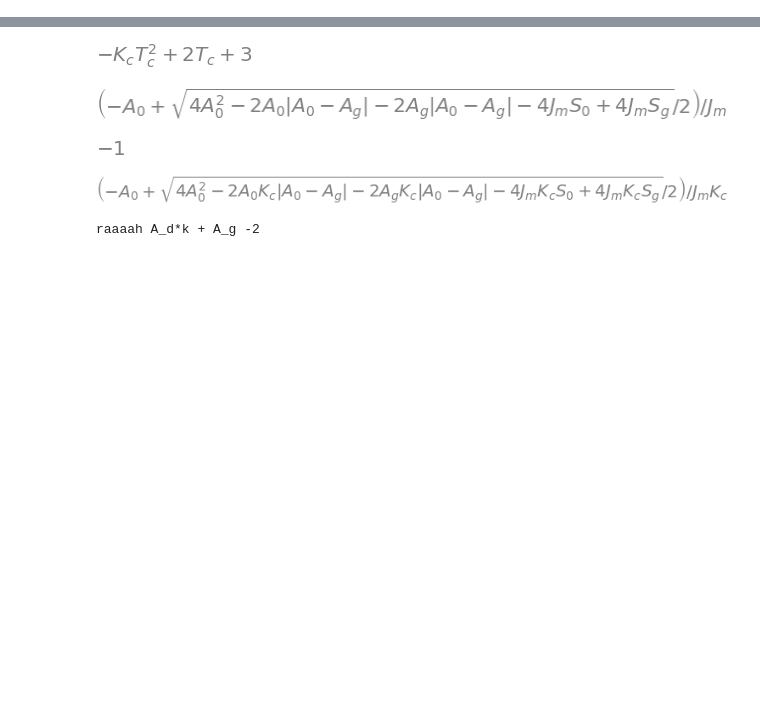
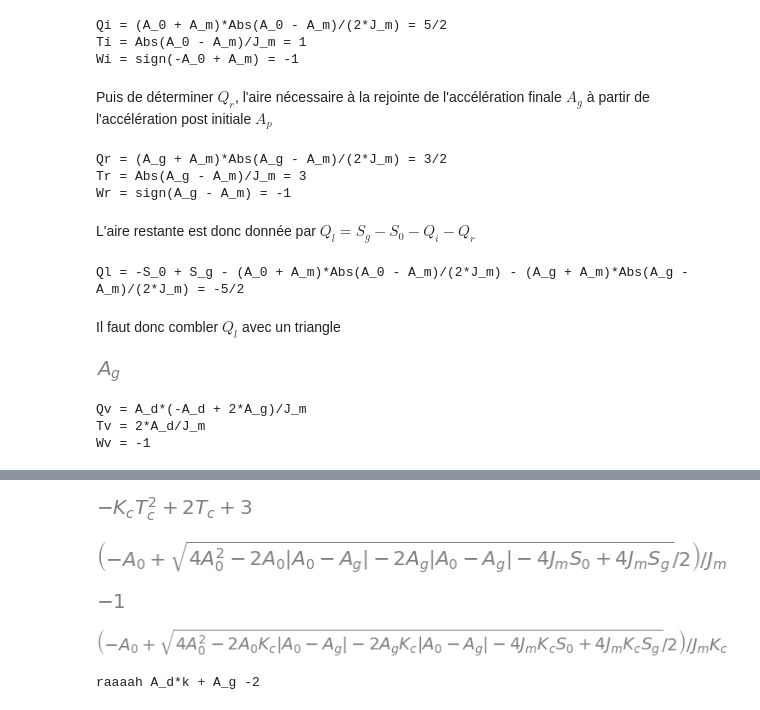
Before and after one commit to yota-code/goto.trajbang, a Jupyter notebook: notebook/third_attempt.ipynb, the cells around one changed output, grey strips where cells are left out. Cells and saved outputs as stored; diff of their text form; code cells hidden in the pictures; blank space fills up the shorter version.

```diff
--- a/notebook/third_attempt.ipynb
+++ b/notebook/third_attempt.ipynb
@@ -14,3 +27,3 @@ def get_Q(Af, At) :
 # %%
 val = {'J_m': 1, 'A_m': 2, 'A_0': -1, 'A_g': -2, 'S_0': 0, 'S_g': sympy.Rational(3, 2)}
-val = {'J_m': 1, 'A_m': 2, 'A_0': -1, 'A_g': -2, 'S_0': 0, 'S_g': sympy.Rational(3, 2)}
+val = {Jm: 1, Am: 2, A0: 3, S0: 0, Ag: -1, Sg: sympy.Rational(3, 2)}
@@ -28,0 +32,60 @@ Qc = Kc * Jm * Tc**2 / 2 + A0 * Tc
+# %%
+if A0.subs(val) > Am.subs(val) :
+    Qi, Ti, Wi = get_Q(A0, Am, Jm)
+    Ap = Am
+elif A0.subs(val) < -Am.subs(val) :
+    Qi, Ti, Wi = get_Q(A0, -Am, Jm)
+    Ap = -Am
+else :
+    Qi, Ti, Wi = 0, 0, 0
+    Ap = A0
+
+print(f"Qi = {Qi} = {Qi.subs(val)}")
+print(f"Ti = {Ti} = {Ti.subs(val)}")
+print(f"Wi = {Wi} = {Wi.subs(val)}")
+# %% [output]
+Qi = (A_0 + A_m)*Abs(A_0 - A_m)/(2*J_m) = 5/2
+Ti = Abs(A_0 - A_m)/J_m = 1
+Wi = sign(-A_0 + A_m) = -1
+# %% [markdown]
+Puis de déterminer $Q_r$, l'aire nécessaire à la rejointe de l'accélération finale $A_g$ à partir de l'accélération post initiale $A_p$
+# %%
+Qr, Tr, Wr = get_Q(Ap, Ag, Jm)
+
+print(f"Qr = {Qr} = {Qr.subs(val)}")
+print(f"Tr = {Tr} = {Tr.subs(val)}")
+print(f"Wr = {Wr} = {Wr.subs(val)}")
+# %% [output]
+Qr = (A_g + A_m)*Abs(A_g - A_m)/(2*J_m) = 3/2
+Tr = Abs(A_g - A_m)/J_m = 3
+Wr = sign(A_g - A_m) = -1
+# %% [markdown]
+L'aire restante est donc donnée par $Q_l = S_g - S_0 - Q_i - Q_r$
+# %%
+Ql = Sg - S0 - Qi - Qr
+print(f"Ql = {Ql} = {Ql.subs(val)}")
+# %% [output]
+Ql = -S_0 + S_g - (A_0 + A_m)*Abs(A_0 - A_m)/(2*J_m) - (A_g + A_m)*Abs(A_g - A_m)/(2*J_m) = -5/2
+# %% [markdown]
+Il faut donc combler $Q_l$ avec un triangle
+# %%
+Ab = Ag if ( 0 <= Ql.subs(val) * Wr.subs(val) ) else Ap
+Ab
+# %% [output]
+[figure, added]
+# %%
+
+if 0 < Ql.subs(val) :
+    Qv, Tv, Wv = get_V(Ab, Ad, 1, Jm)
+elif Ql.subs(val) < 0 :
+    Qv, Tv, Wv = get_V(Ab, Ad, -1, Jm)
+else :
+    Qv, Tv, Wv = 0, 0, 0
+
+print(f"Qv = {Qv}")
+print(f"Tv = {Tv}")
+print(f"Wv = {Wv}")
+# %% [output]
+Qv = A_d*(-A_d + 2*A_g)/J_m
+Tv = 2*A_d/J_m
+Wv = -1
```
Also changed, not shown: parts of 15 cells of this notebook, 1 other file.
